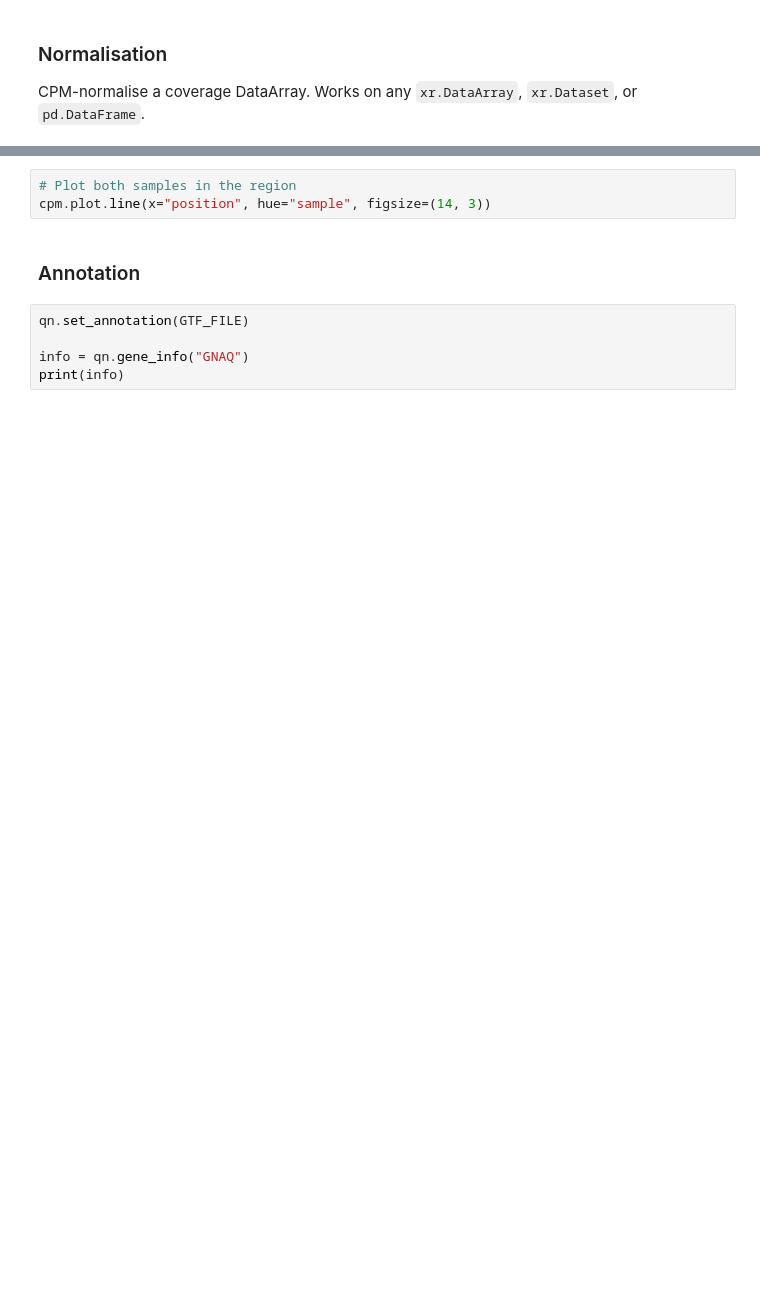
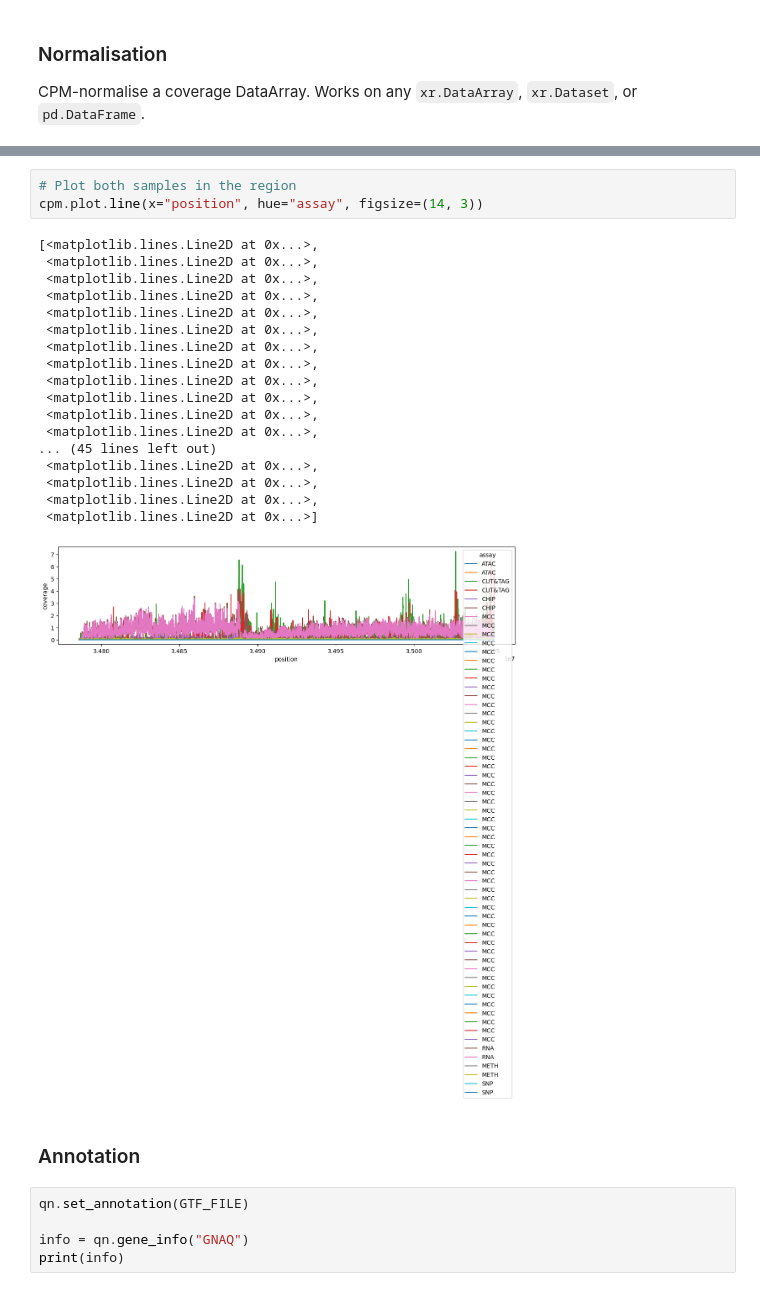
Before and after one commit to Milne-Group/QuantNado, a Jupyter notebook: profiling.ipynb, the cells around one changed output, grey strips where cells are left out. Drawn from its saved outputs; the diff is of its cells as text; blank space fills up the shorter version.

```diff
--- a/profiling.ipynb
+++ b/profiling.ipynb
@@ -205,6 +342,25 @@ cpm.plot()
 # %%
 # Plot both samples in the region
-cpm.plot.line(x="position", hue="sample", figsize=(14, 3))
+cpm.plot.line(x="position", hue="assay", figsize=(14, 3))
+# %% [output]
+[<matplotlib.lines.Line2D at 0x...>,
+ <matplotlib.lines.Line2D at 0x...>,
+ <matplotlib.lines.Line2D at 0x...>,
+ <matplotlib.lines.Line2D at 0x...>,
+ <matplotlib.lines.Line2D at 0x...>,
+ <matplotlib.lines.Line2D at 0x...>,
+ <matplotlib.lines.Line2D at 0x...>,
+ <matplotlib.lines.Line2D at 0x...>,
+ <matplotlib.lines.Line2D at 0x...>,
+ <matplotlib.lines.Line2D at 0x...>,
+ <matplotlib.lines.Line2D at 0x...>,
+ <matplotlib.lines.Line2D at 0x...>,
+... (45 lines left out)
+ <matplotlib.lines.Line2D at 0x...>,
+ <matplotlib.lines.Line2D at 0x...>,
+ <matplotlib.lines.Line2D at 0x...>,
+ <matplotlib.lines.Line2D at 0x...>]
+[figure, added]
 # %% [markdown]
 ### Annotation
 # %%
```
Also changed, not shown: parts of 25 cells of this notebook, 9 other files.
